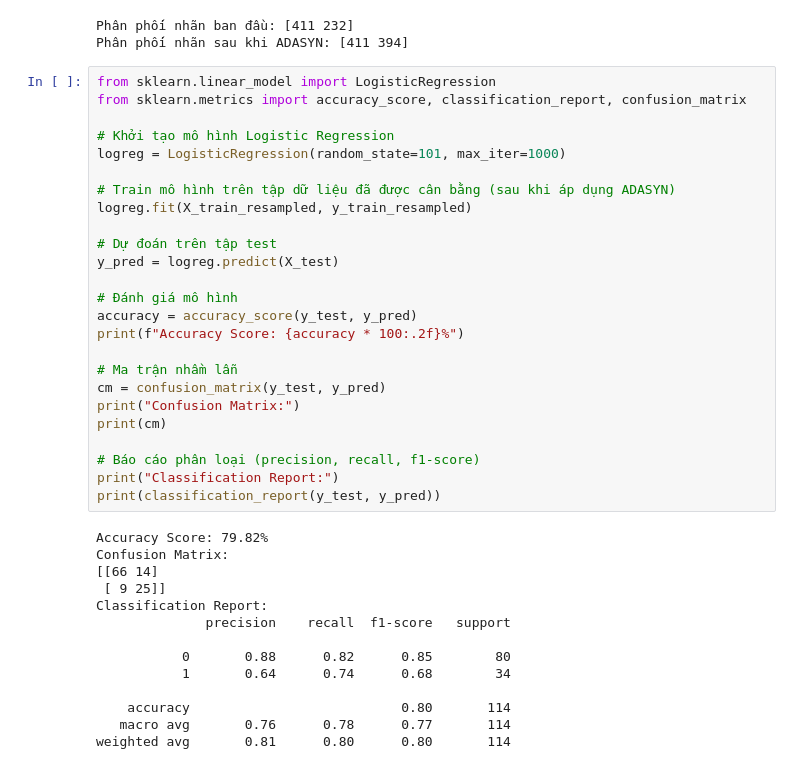
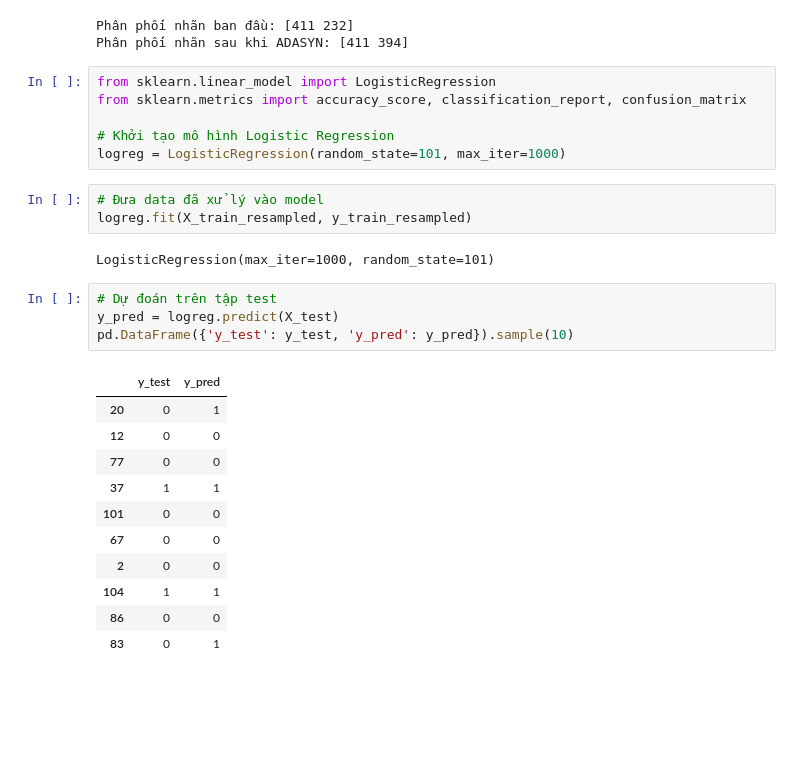
Before and after one commit to tienquan0727/Predicting-diabetes-using-logistic-regression, a Jupyter notebook: diabetes prediction.ipynb, the cells around one changed output. Drawn from its saved outputs; the diff is of its cells as text; blank space fills up the shorter version.

```diff
--- a/diabetes prediction.ipynb
+++ b/diabetes prediction.ipynb
@@ -343,36 +339,24 @@ from sklearn.metrics import accuracy_score, classification_report, confusion_mat
 
 # Khởi tạo mô hình Logistic Regression
 logreg = LogisticRegression(random_state=101, max_iter=1000)
-
-# Train mô hình trên tập dữ liệu đã được cân bằng (sau khi áp dụng ADASYN)
-logreg.fit(X_train_resampled, y_train_resampled)
-
-# Dự đoán trên tập test
-y_pred = logreg.predict(X_test)
-
-# Đánh giá mô hình
-accuracy = accuracy_score(y_test, y_pred)
-print(f"Accuracy Score: {accuracy * 100:.2f}%")
-
-# Ma trận nhầm lẫn
-cm = confusion_matrix(y_test, y_pred)
-print("Confusion Matrix:")
-print(cm)
-
-# Báo cáo phân loại (precision, recall, f1-score)
-print("Classification Report:")
-print(classification_report(y_test, y_pred))
-# %% [output]
-Accuracy Score: 79.82%
-Confusion Matrix:
-[[66 14]
- [ 9 25]]
-Classification Report:
-              precision    recall  f1-score   support
-
-           0       0.88      0.82      0.85        80
-           1       0.64      0.74      0.68        34
-
-    accuracy                           0.80       114
-   macro avg       0.76      0.78      0.77       114
-weighted avg       0.81      0.80      0.80       114
+# %%
+# Đưa data đã xử lý vào model
+logreg.fit(X_train_resampled, y_train_resampled)
+# %% [output]
+LogisticRegression(max_iter=1000, random_state=101)
+# %%
+# Dự đoán trên tập test
+y_pred = logreg.predict(X_test)
+pd.DataFrame({'y_test': y_test, 'y_pred': y_pred}).sample(10)
+# %% [output]
+|  | y_test | y_pred |
+| 20 | 0 | 1 |
+| 12 | 0 | 0 |
+| 77 | 0 | 0 |
+| 37 | 1 | 1 |
+| 101 | 0 | 0 |
+| 67 | 0 | 0 |
+| 2 | 0 | 0 |
+| 104 | 1 | 1 |
+| 86 | 0 | 0 |
+| 83 | 0 | 1 |
```
Also changed, not shown: parts of 5 cells of this notebook.
